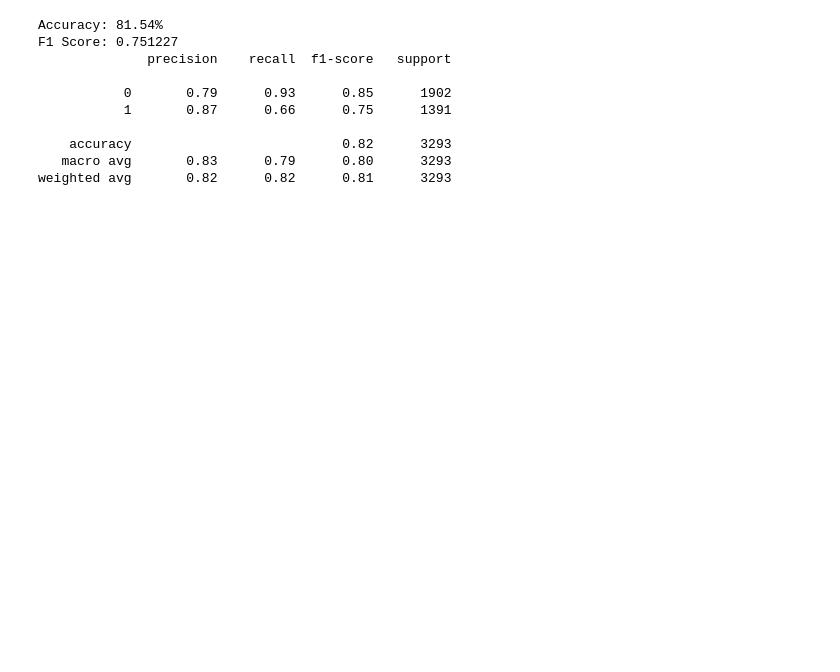
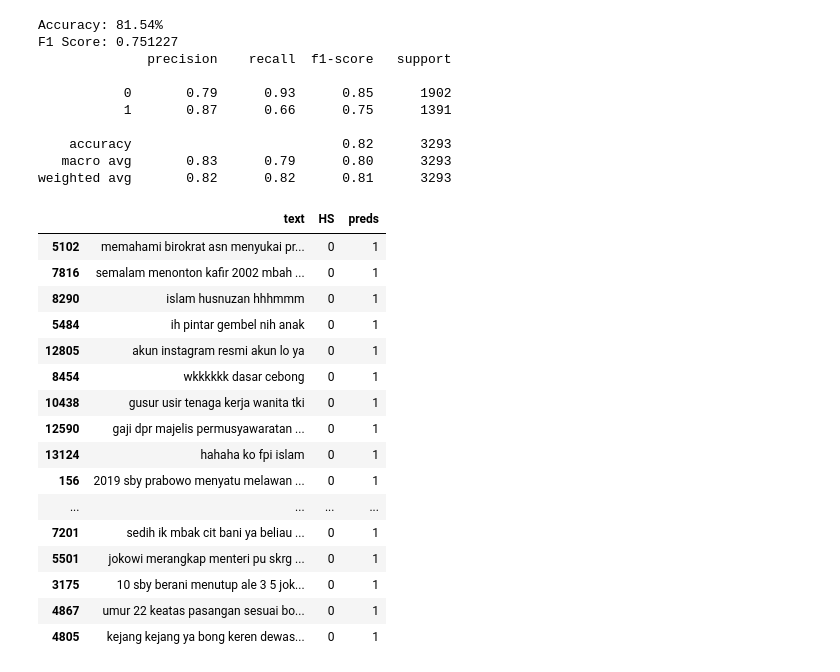
Before and after one commit to athiyadeviyani/IndoHateSpeech, a Jupyter notebook: IndoHateSpeech_preprocessing_basicmodels.ipynb, the cells around one changed output. Saved outputs shown, nothing was run; the diff lists cells and outputs as text; code cells hidden in the pictures; blank space fills up the shorter version.

```diff
--- a/IndoHateSpeech_preprocessing_basicmodels.ipynb
+++ b/IndoHateSpeech_preprocessing_basicmodels.ipynb
@@ -427,0 +430,21 @@ weighted avg       0.82      0.82      0.81      3293
+# %%
+misclassified = test[test.HS != test.preds]
+misclassified[misclassified.HS==0][misclassified.preds==1].head(50)
+# %% [output]
+|  | text | HS | preds |
+| 5102 | memahami birokrat asn menyukai pr... | 0 | 1 |
+| 7816 | semalam menonton kafir 2002 mbah ... | 0 | 1 |
+| 8290 | islam husnuzan hhhmmm | 0 | 1 |
+| 5484 | ih pintar gembel nih anak | 0 | 1 |
+| 12805 | akun instagram resmi akun lo ya | 0 | 1 |
+| 8454 | wkkkkkk dasar cebong | 0 | 1 |
+| 10438 | gusur usir tenaga kerja wanita tki | 0 | 1 |
+| 12590 | gaji dpr majelis permusyawaratan ... | 0 | 1 |
+| 13124 | hahaha ko fpi islam | 0 | 1 |
+| 156 | 2019 sby prabowo menyatu melawan ... | 0 | 1 |
+| ... | ... | ... | ... |
+| 7201 | sedih ik mbak cit bani ya beliau ... | 0 | 1 |
+| 5501 | jokowi merangkap menteri pu skrg ... | 0 | 1 |
+| 3175 | 10 sby berani menutup ale 3 5 jok... | 0 | 1 |
+| 4867 | umur 22 keatas pasangan sesuai bo... | 0 | 1 |
+| 4805 | kejang kejang ya bong keren dewas... | 0 | 1 |
```
Also changed, not shown: parts of 5 cells of this notebook, 6 other files.
